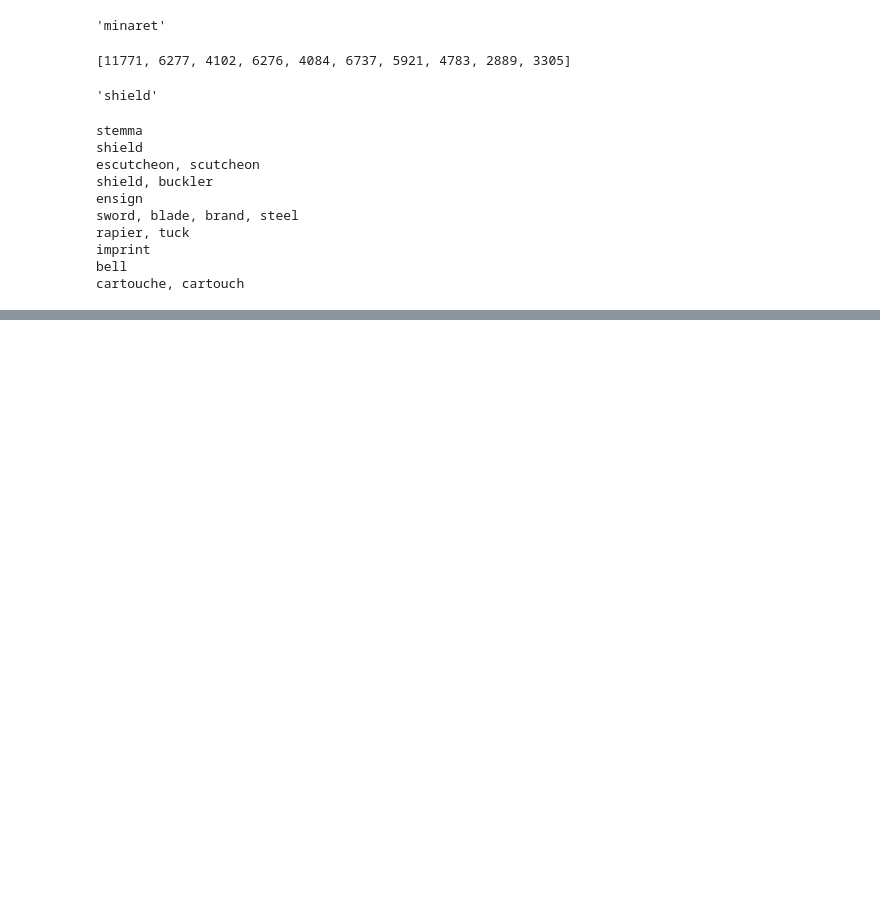
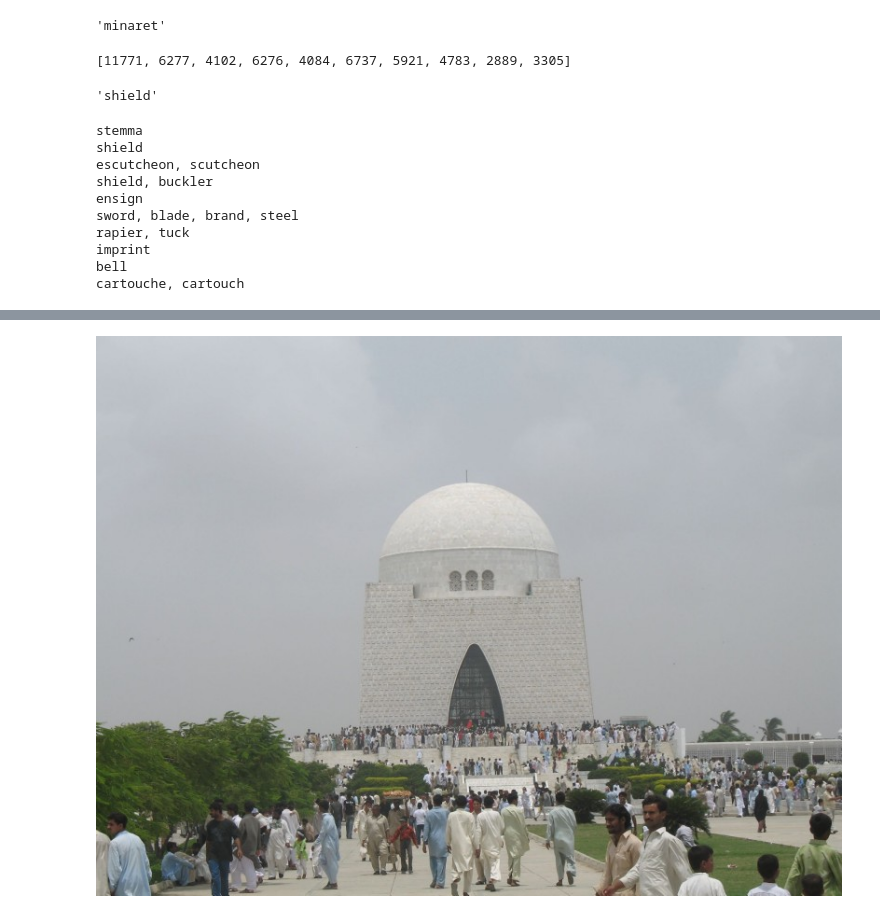
Before and after one commit to fhrzn/geocir, a Jupyter notebook: notebooks/idk.ipynb, the cells around one changed output, grey strips where cells are left out. Saved outputs shown, nothing was run; the diff lists cells and outputs as text; code cells hidden in the pictures; blank space fills up the shorter version.

```diff
--- a/notebooks/idk.ipynb
+++ b/notebooks/idk.ipynb
@@ -229,0 +265,4 @@ shape: (203_094, 2)
+# %%
+Image.open("/mnt/yokoyamalab-nas/gldv2-full/train/6b252b625629728f.jpg")
+# %% [output]
+[figure, added]
```
Also changed, not shown: parts of 5 cells of this notebook, 7 other files.
